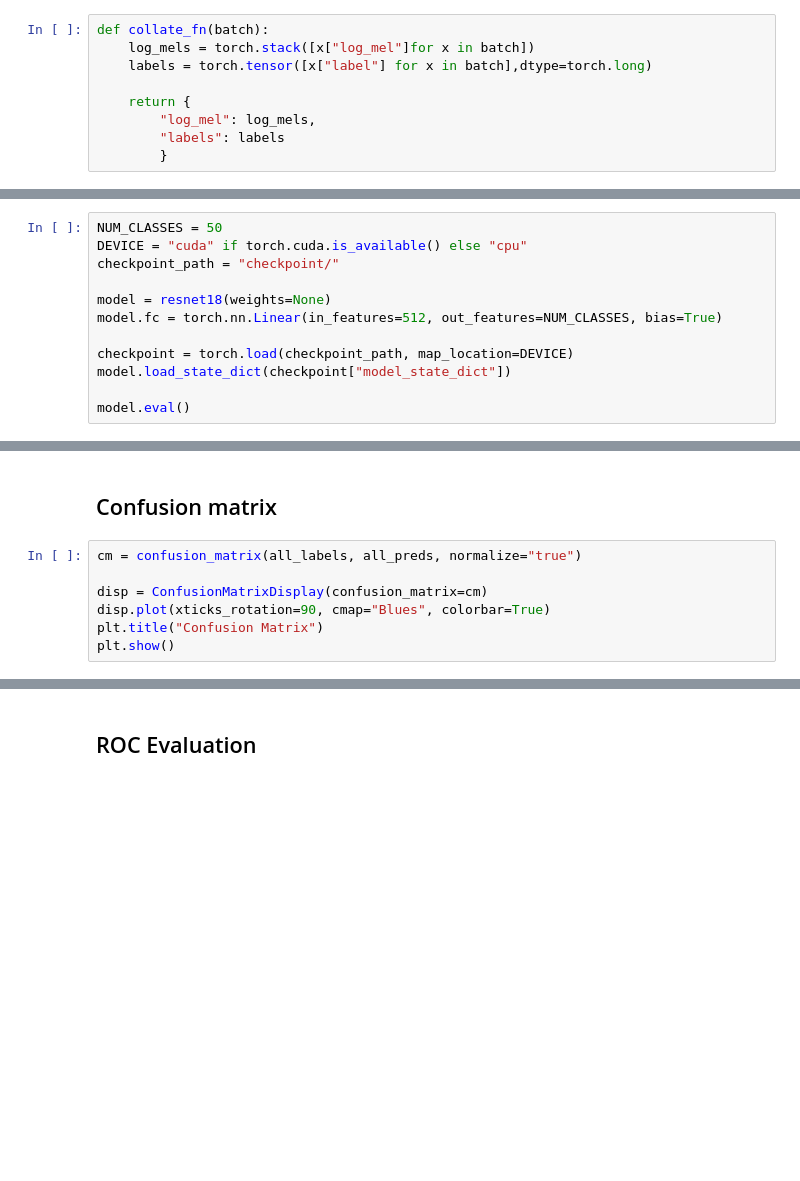
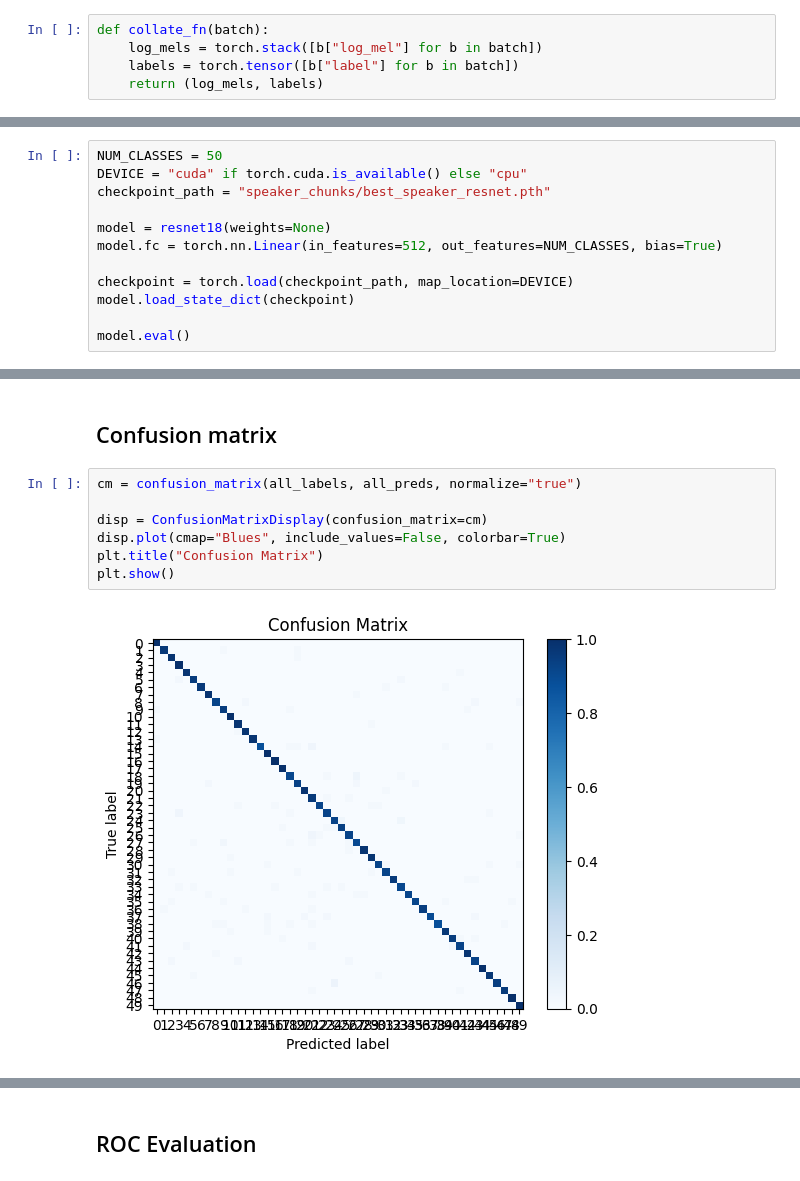
Before and after one commit to Yi-Shan-lin/Speaker-Recognition-using-ResNet-Embeddings, a Jupyter notebook: Evaluation_template.ipynb, the cells around one changed output, grey strips where cells are left out. Drawn from its saved outputs; the diff is of its cells as text; blank space fills up the shorter version.

```diff
--- a/Evaluation_template.ipynb
+++ b/Evaluation_template.ipynb
@@ -70,13 +70,9 @@ dev_dataset = dev_builder.get_dataset()
 test_dataset = test_builder.get_dataset()
 # %%
 def collate_fn(batch):
-    log_mels = torch.stack([x["log_mel"]for x in batch])
-    labels = torch.tensor([x["label"] for x in batch],dtype=torch.long)
-
-    return {
-        "log_mel": log_mels,
-        "labels": labels
-        }
+    log_mels = torch.stack([b["log_mel"] for b in batch])
+    labels = torch.tensor([b["label"] for b in batch])
+    return (log_mels, labels)
 # %%
 dev_loader = DataLoader(
     dev_dataset,
@@ -94,13 +90,13 @@ test_loader = DataLoader(
 # %%
 NUM_CLASSES = 50
 DEVICE = "cuda" if torch.cuda.is_available() else "cpu"
-checkpoint_path = "checkpoint/"
+checkpoint_path = "speaker_chunks/best_speaker_resnet.pth"
 
 model = resnet18(weights=None)
 model.fc = torch.nn.Linear(in_features=512, out_features=NUM_CLASSES, bias=True)
 
 checkpoint = torch.load(checkpoint_path, map_location=DEVICE)
-model.load_state_dict(checkpoint["model_state_dict"])
+model.load_state_dict(checkpoint)
 
 model.eval()
 # %% [output]
@@ -137,7 +153,9 @@ print(f"Accuracy = {accuracy:4f}")
 # %%
 cm = confusion_matrix(all_labels, all_preds, normalize="true")
 
 disp = ConfusionMatrixDisplay(confusion_matrix=cm)
-disp.plot(xticks_rotation=90, cmap="Blues", colorbar=True)
+disp.plot(cmap="Blues", include_values=False, colorbar=True)
 plt.title("Confusion Matrix")
 plt.show()
+# %% [output]
+[figure, added]
```
Also changed, not shown: parts of 8 cells of this notebook.
